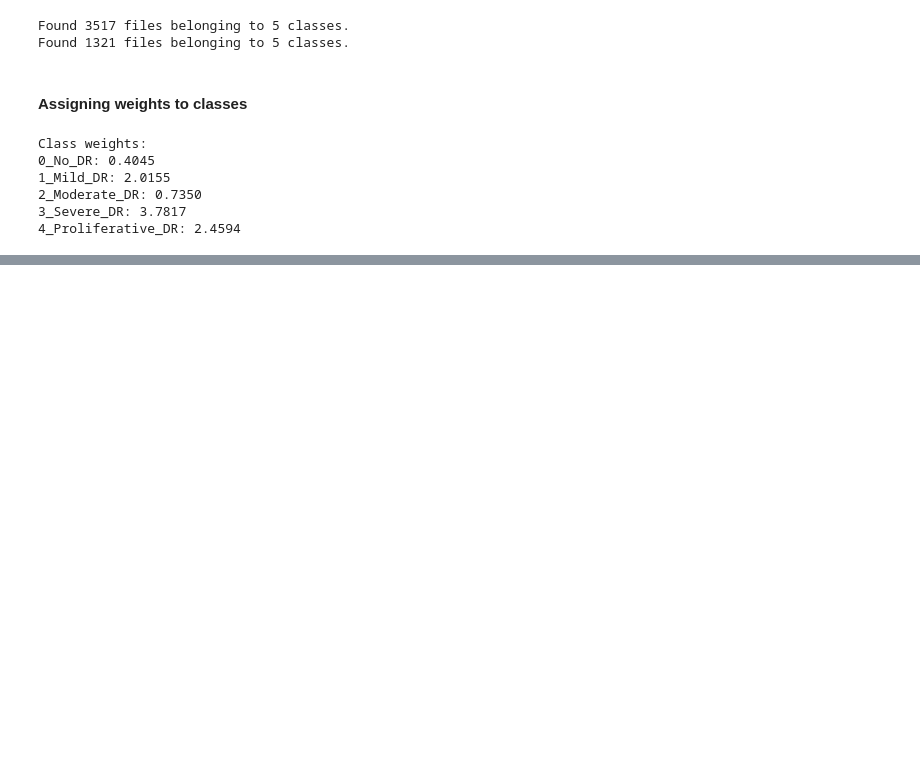
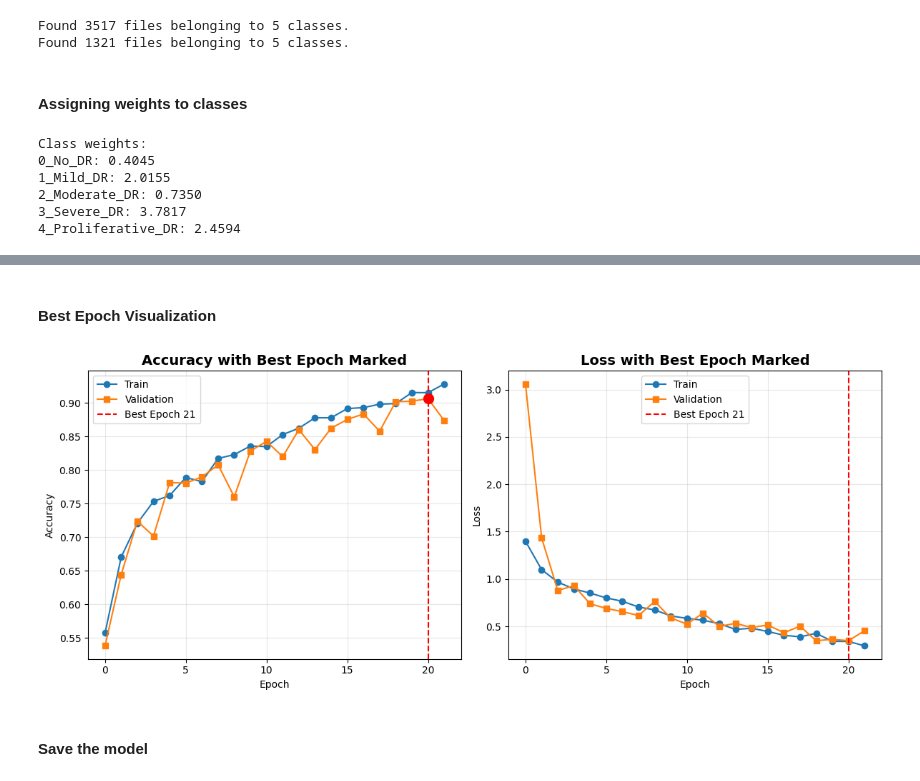
Before and after one commit to Pareekkanishk/Diabetic-Retinopathy-Detection, a Jupyter notebook: exp1.ipynb, the cells around one changed output, grey strips where cells are left out. Saved outputs shown, nothing was run; the diff lists cells and outputs as text; code cells hidden in the pictures; blank space fills up the shorter version.

```diff
--- a/exp1.ipynb
+++ b/exp1.ipynb
@@ -318,0 +463,35 @@ Class weights:
+# %% [markdown]
+#### Best Epoch Visualization
+# %%
+best_epoch = np.argmax(history.history['val_accuracy'])
+best_val_acc = max(history.history['val_accuracy'])
+
+plt.figure(figsize=(12, 5))
+
+plt.subplot(1, 2, 1)
+plt.plot(history.history['accuracy'], label='Train', marker='o')
+plt.plot(history.history['val_accuracy'], label='Validation', marker='s')
+plt.axvline(x=best_epoch, color='red', linestyle='--', label=f'Best Epoch {best_epoch+1}')
+plt.scatter(best_epoch, best_val_acc, color='red', s=100, zorder=5)
+plt.title('Accuracy with Best Epoch Marked', fontsize=14, fontweight='bold')
+plt.xlabel('Epoch')
+plt.ylabel('Accuracy')
+plt.legend()
+plt.grid(True, alpha=0.3)
+
+plt.subplot(1, 2, 2)
+plt.plot(history.history['loss'], label='Train', marker='o')
+plt.plot(history.history['val_loss'], label='Validation', marker='s')
+plt.axvline(x=best_epoch, color='red', linestyle='--', label=f'Best Epoch {best_epoch+1}')
+plt.title('Loss with Best Epoch Marked', fontsize=14, fontweight='bold')
+plt.xlabel('Epoch')
+plt.ylabel('Loss')
+plt.legend()
+plt.grid(True, alpha=0.3)
+
+plt.tight_layout()
+plt.show()
+# %% [output]
+[figure, added]
+# %% [markdown]
+#### Save the model
```
Also changed, not shown: parts of 18 cells of this notebook.
